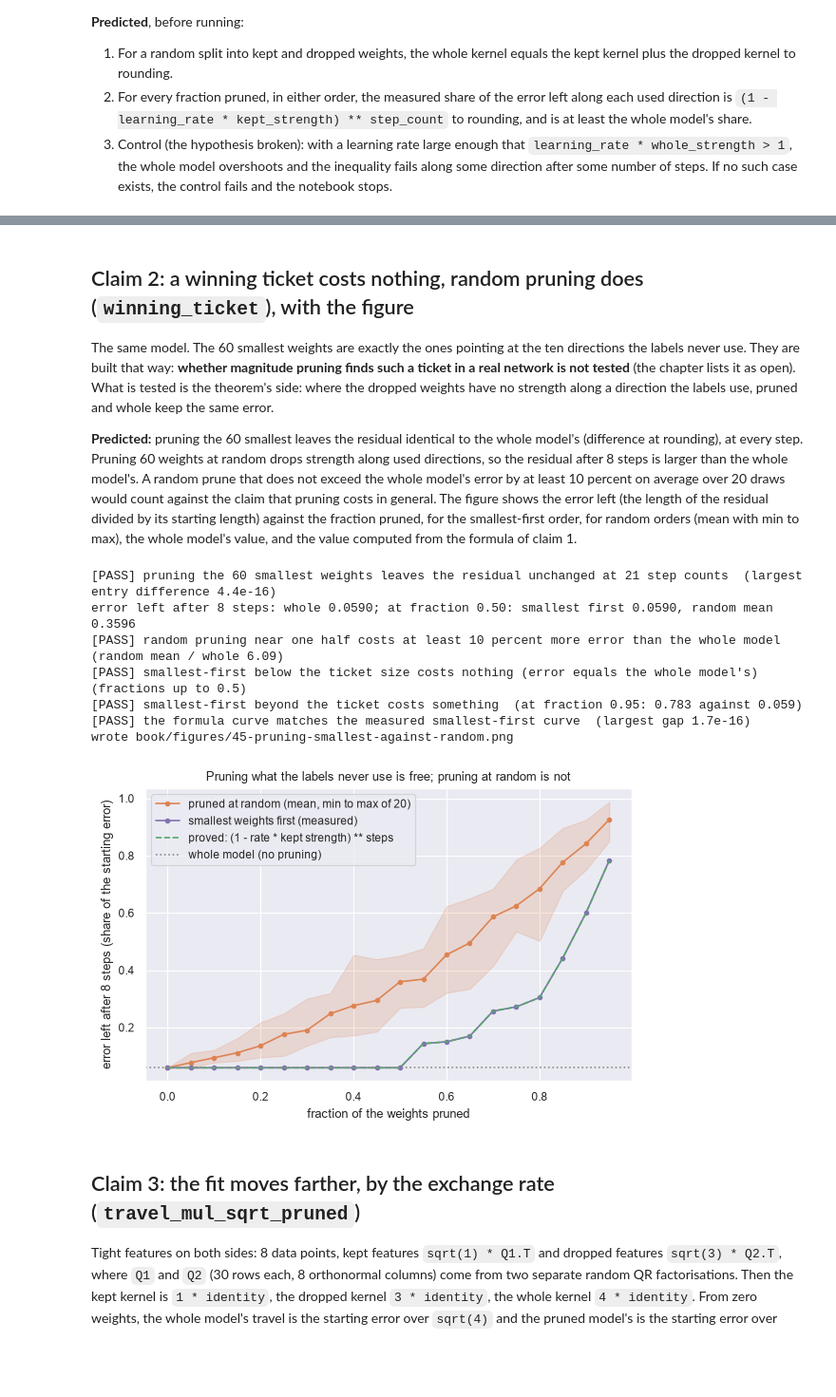
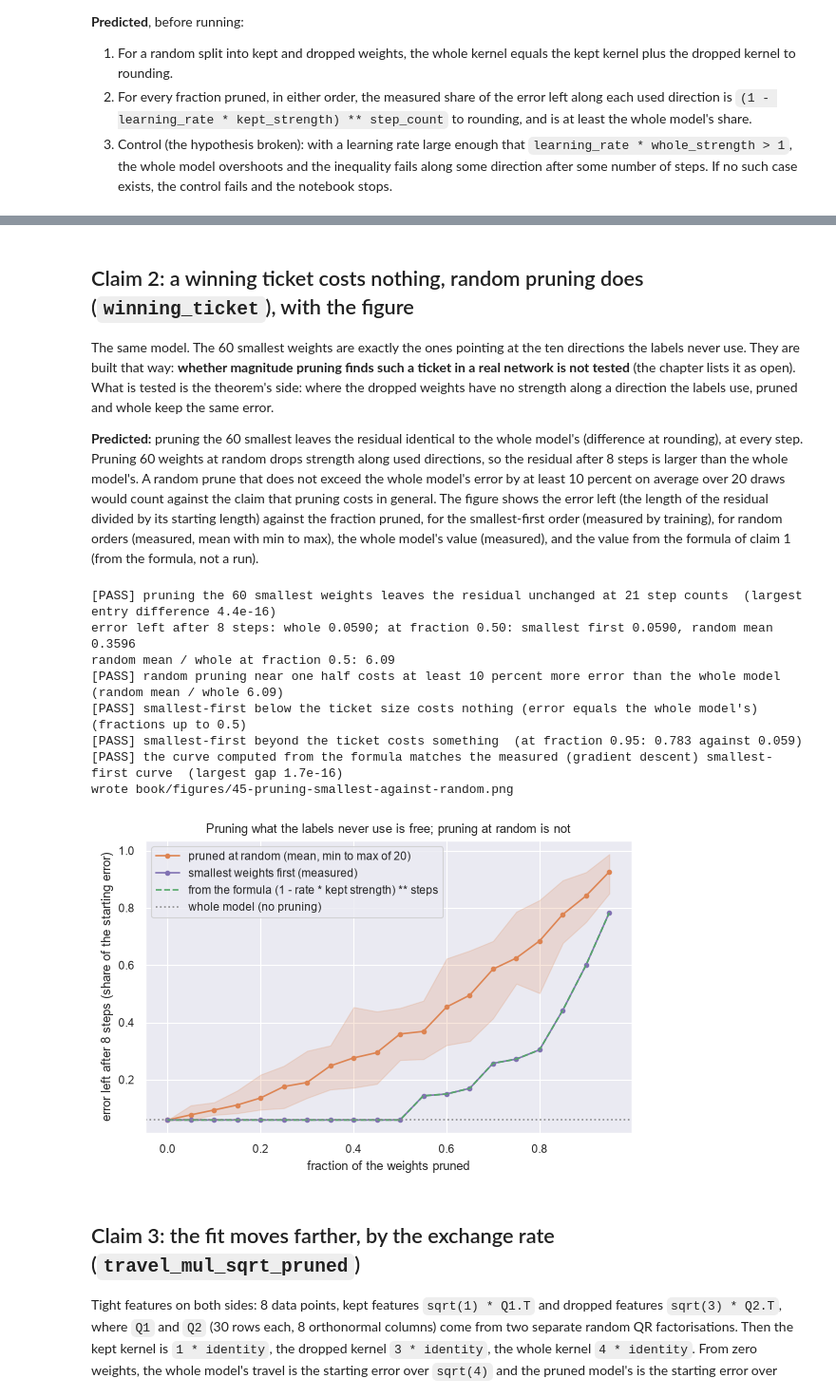
Before and after one commit to Ghost---Shadow/squiggly-line-theorem, a Jupyter notebook: experiments/part7/ch45_pruning_and_forgetting.ipynb, the cells around one changed output, grey strips where cells are left out. Shown at 95% size. Drawn from its saved outputs; the diff is of its cells as text; code cells hidden in the pictures; blank space fills up the shorter version.

```diff
--- a/experiments/part7/ch45_pruning_and_forgetting.ipynb
+++ b/experiments/part7/ch45_pruning_and_forgetting.ipynb
@@ -193,7 +199,7 @@ step. Pruning 60 weights at random drops strength along used directions, so the
 model's. A random prune that does not exceed the whole model's error by at least 10 percent on average over 20 draws would count
 against the claim that pruning costs in general.
 The figure shows the error left (the length of the residual divided by its starting length) against the fraction pruned, for the smallest-first
-order, for random orders (mean with min to max), the whole model's value, and the value computed from the formula of claim 1.
+order (measured by training), for random orders (measured, mean with min to max), the whole model's value (measured), and the value from the formula of claim 1 (from the formula, not a run).
 # %%
 def get_error_left(weight_mask, step_count=STEP_COUNT):
     features = all_features[:, weight_mask]
@@ -237,37 +243,39 @@ half_index = int(np.argmin(np.abs(FRACTIONS - 0.5)))
 random_half_mean = random_curves[half_index].mean()
 print(f"error left after {STEP_COUNT} steps: whole {whole_error_left:.4f}; "
       f"at fraction {FRACTIONS[half_index]:.2f}: smallest first {smallest_curve[half_index]:.4f}, random mean {random_half_mean:.4f}")
+print(f"random mean / whole at fraction 0.5: {random_half_mean / whole_error_left:.2f}")
 report("random pruning near one half costs at least 10 percent more error than the whole model",
        random_half_mean > 1.10 * whole_error_left, f"random mean / whole {random_half_mean / whole_error_left:.2f}")
 report("smallest-first below the ticket size costs nothing (error equals the whole model's)",
        all(abs(value - whole_error_left) < 1e-12 for value, fraction in zip(smallest_curve, FRACTIONS) if fraction <= 0.5),
        "fractions up to 0.5")
 report("smallest-first beyond the ticket costs something", smallest_curve[-1] > 1.5 * whole_error_left,
        f"at fraction {FRACTIONS[-1]:.2f}: {smallest_curve[-1]:.3f} against {whole_error_left:.3f}")
-report("the formula curve matches the measured smallest-first curve", np.abs(np.array(formula_curve) - np.array(smallest_curve)).max() < 1e-10,
+report("the curve computed from the formula matches the measured (gradient descent) smallest-first curve", np.abs(np.array(formula_curve) - np.array(smallest_curve)).max() < 1e-10,
        f"largest gap {np.abs(np.array(formula_curve) - np.array(smallest_curve)).max():.1e}")
 
 figure, axis = plt.subplots(figsize=(6.6, 4))
 axis.fill_between(FRACTIONS, random_curves.min(axis=1), random_curves.max(axis=1), color=VERTICAL, alpha=0.2)
 axis.plot(FRACTIONS, random_curves.mean(axis=1), "-o", color=VERTICAL, markersize=3, label="pruned at random (mean, min to max of 20)")
 axis.plot(FRACTIONS, smallest_curve, "-o", color=MODEL, markersize=3, label="smallest weights first (measured)")
-axis.plot(FRACTIONS, formula_curve, "--", color=BOUND, label="proved: (1 - rate * kept strength) ** steps")
+axis.plot(FRACTIONS, formula_curve, "--", color=BOUND, label="from the formula (1 - rate * kept strength) ** steps")
 axis.axhline(whole_error_left, color=BEFORE, linestyle=":", label="whole model (no pruning)")
 axis.set_xlabel("fraction of the weights pruned")
 axis.set_ylabel(f"error left after {STEP_COUNT} steps (share of the starting error)")
 axis.set_title("Pruning what the labels never use is free; pruning at random is not")
 axis.legend(loc="upper left")
 save_figure(figure, "45-pruning-smallest-against-random")
 plt.show()
 # %% [output]
 [PASS] pruning the 60 smallest weights leaves the residual unchanged at 21 step counts  (largest entry difference 4.4e-16)
 error left after 8 steps: whole 0.0590; at fraction 0.50: smallest first 0.0590, random mean 0.3596
+random mean / whole at fraction 0.5: 6.09
 [PASS] random pruning near one half costs at least 10 percent more error than the whole model  (random mean / whole 6.09)
 [PASS] smallest-first below the ticket size costs nothing (error equals the whole model's)  (fractions up to 0.5)
 [PASS] smallest-first beyond the ticket costs something  (at fraction 0.95: 0.783 against 0.059)
-[PASS] the formula curve matches the measured smallest-first curve  (largest gap 1.7e-16)
+[PASS] the curve computed from the formula matches the measured (gradient descent) smallest-first curve  (largest gap 1.7e-16)
 wrote book/figures/45-pruning-smallest-against-random.png
-[figure, old version]
+[figure, new version]
 # %% [markdown]
 ## Claim 3: the fit moves farther, by the exchange rate (`travel_mul_sqrt_pruned`)
 
```
Also changed, not shown: parts of 4 cells of this notebook, 4 other files.
